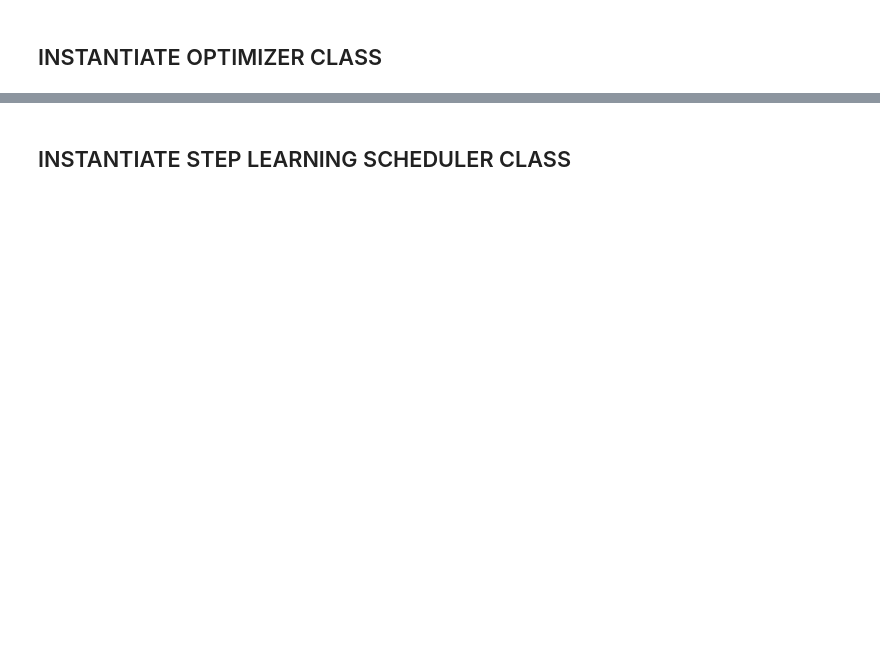
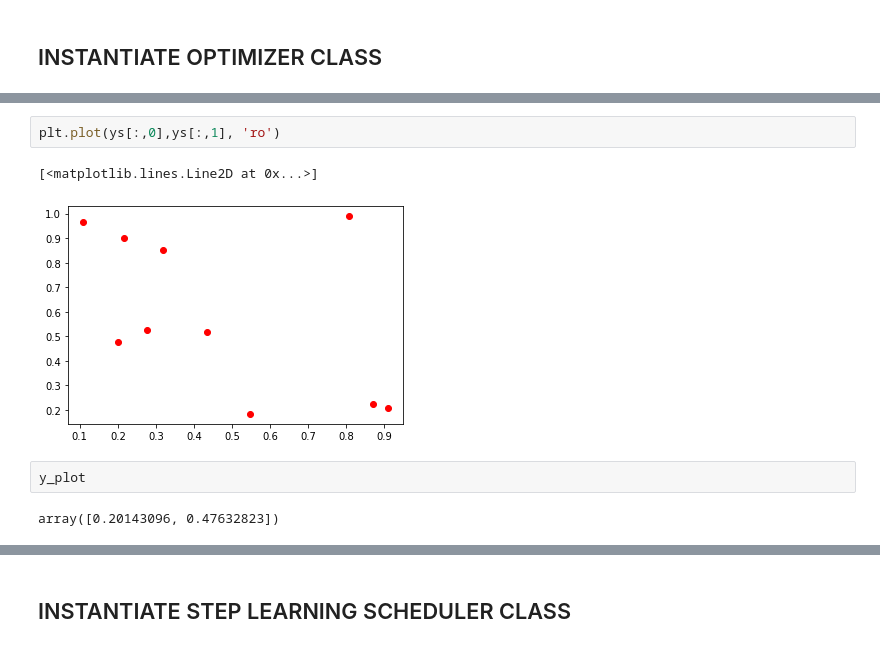
Before and after one commit to JTT94/optimal_quantization, a Jupyter notebook: notebooks/Gaussian Quantization.ipynb, the cells around one changed output, grey strips where cells are left out. Cells and saved outputs as stored; diff of their text form; blank space fills up the shorter version.

```diff
--- a/notebooks/Gaussian Quantization.ipynb
+++ b/notebooks/Gaussian Quantization.ipynb
@@ -61,0 +142,9 @@ optimizer_map = torch.optim.SGD([g], lr=learning_rate, momentum=0.9, nesterov=Tr
+# %%
+plt.plot(ys[:,0],ys[:,1], 'ro')
+# %% [output]
+[<matplotlib.lines.Line2D at 0x...>]
+[figure, added]
+# %%
+y_plot
+# %% [output]
+array([0.20143096, 0.47632823])
```
Also changed, not shown: parts of 28 cells of this notebook, 1 other file.
